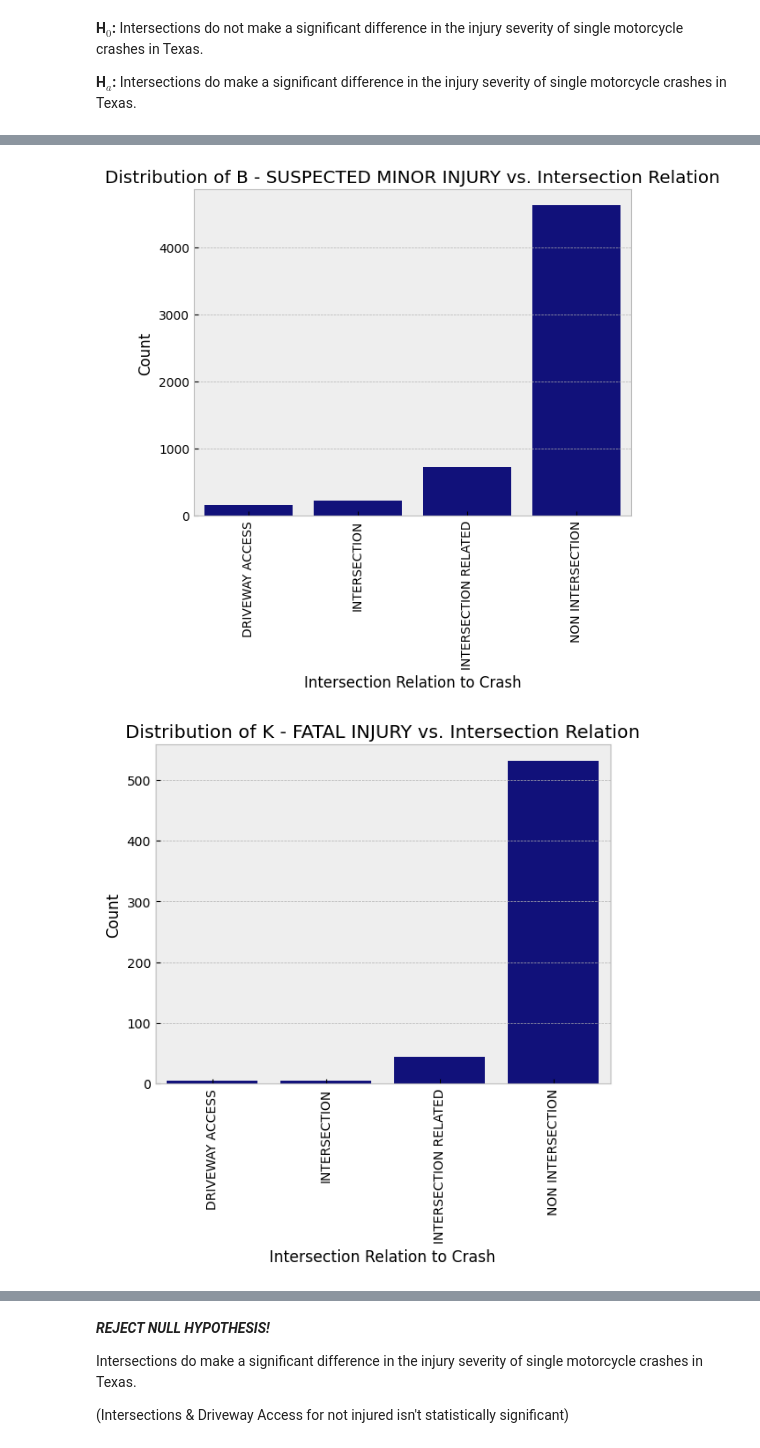
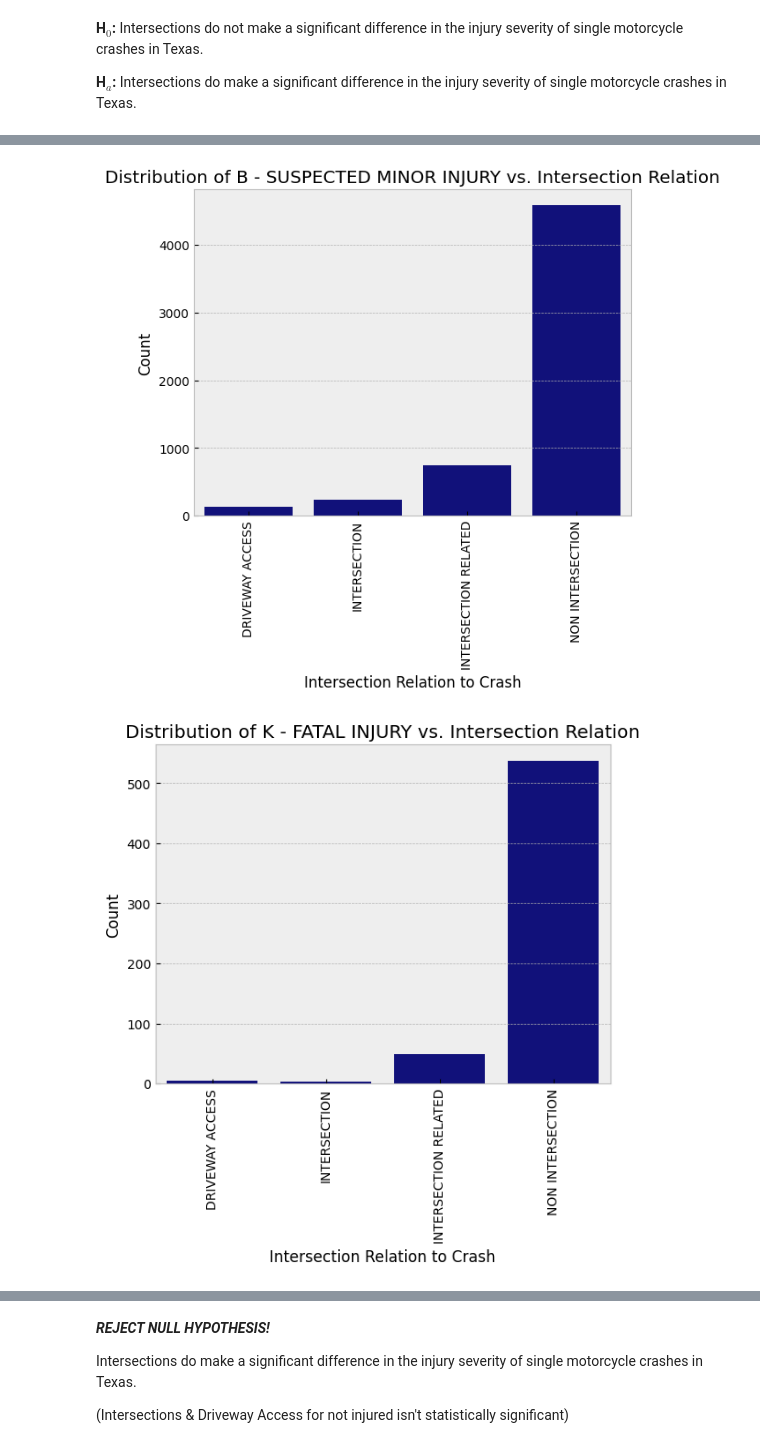
Before and after one commit to tex-wrex/tex-wrex, a Jupyter notebook: Jared/explore_conditions.ipynb, the cells around one changed output, grey strips where cells are left out. Drawn from its saved outputs; the diff is of its cells as text; code cells hidden in the pictures.

```diff
--- a/Jared/explore_conditions.ipynb
+++ b/Jared/explore_conditions.ipynb
@@ -196,8 +205,8 @@ The time of day does make a significant difference in the injury severity of sin
 <b>H$_a$:</b> The day of week does make a significant difference in the injury severity of single motorcycle crashes in Texas.
 # %%
 # Visualize injury severity by day of week
-for val in crash_df.person_injury_severity.unique():
-    dayofweek_counts = crash_df[crash_df.person_injury_severity == val].groupby(by=crash_df.crash_datetime.dt.dayofweek)['person_injury_severity'].count()
+for val in train.person_injury_severity.unique():
+    dayofweek_counts = train[train.person_injury_severity == val].groupby(by=train.crash_datetime.dt.dayofweek)['person_injury_severity'].count()
     sns.barplot(x=dayofweek_counts.index, y=dayofweek_counts, color='darkblue')
     plt.title(f'Distribution of {val} vs. Crash Day of Week')
     plt.xlabel('Day of Week')
@@ -211,8 +220,8 @@ for val in crash_df.person_injury_severity.unique():
 # %%
 # Stat test variables using a chi2_contingency test
-for val in crash_df.person_injury_severity.unique():
-    for vals in crash_df.crash_datetime.dt.dayofweek.unique():
-        observed = pd.crosstab(crash_df.crash_datetime.dt.dayofweek, crash_df.person_injury_severity == val)
+for val in train.person_injury_severity.unique():
+    for vals in train.crash_datetime.dt.dayofweek.unique():
+        observed = pd.crosstab(train.crash_datetime.dt.dayofweek, train.person_injury_severity == val)
         stat, p, dof, a = stats.chi2_contingency(observed)
         alpha = 0.05
         if p < 0.05:
@@ -261,8 +270,8 @@ The day of week does make a significant difference in the injury severity of sin
 <b>H$_a$:</b> The weather does make a significant difference in the injury severity of single motorcycle crashes in Texas.
 # %%
 # Visualize injury severity by weather condition
-for val in crash_df.person_injury_severity.unique():
-    weather_counts = crash_df[crash_df.person_injury_severity == val].groupby('weather_condition')['person_injury_severity'].count()
+for val in train.person_injury_severity.unique():
+    weather_counts = train[train.person_injury_severity == val].groupby('weather_condition')['person_injury_severity'].count()
     sns.barplot(x=weather_counts.index, y=weather_counts, color='darkblue')
     plt.title(f'Distribution of {val} vs. Weather Condition')
     plt.xlabel('Weather Condition')
@@ -277,8 +286,8 @@ for val in crash_df.person_injury_severity.unique():
 # %%
 # Stat test variables using a chi2_contingency test
-for val in crash_df.person_injury_severity.unique():
-    for vals in crash_df.weather_condition.unique():
-        observed = pd.crosstab(crash_df.weather_condition == vals, crash_df.person_injury_severity == val)
+for val in train.person_injury_severity.unique():
+    for vals in train.weather_condition.unique():
+        observed = pd.crosstab(train.weather_condition == vals, train.person_injury_severity == val)
         stat, p, dof, a = stats.chi2_contingency(observed)
         alpha = 0.05
         if p < 0.05:
@@ -327,15 +336,15 @@ The weather does not make a significant difference in the injury severity of sin
 <b>H$_a$:</b> Intersections do make a significant difference in the injury severity of single motorcycle crashes in Texas.
 # %%
 # Visualize injury severity by intersection relation
-for val in crash_df.person_injury_severity.unique():
-    intersections_counts = crash_df[crash_df.person_injury_severity == val].groupby('intersection_related')['person_injury_severity'].count()
+for val in train.person_injury_severity.unique():
+    intersections_counts = train[train.person_injury_severity == val].groupby('intersection_related')['person_injury_severity'].count()
     sns.barplot(x=intersections_counts.index, y=intersections_counts, color='darkblue')
     plt.title(f'Distribution of {val} vs. Intersection Relation')
     plt.xlabel('Intersection Relation to Crash')
     plt.xticks(rotation=90)
     plt.ylabel('Count')
     plt.show()
 # %% [output]
 [figure]
 [figure]
-[figure, old version]
+[figure, new version]
```
Also changed, not shown: parts of 12 cells of this notebook.
